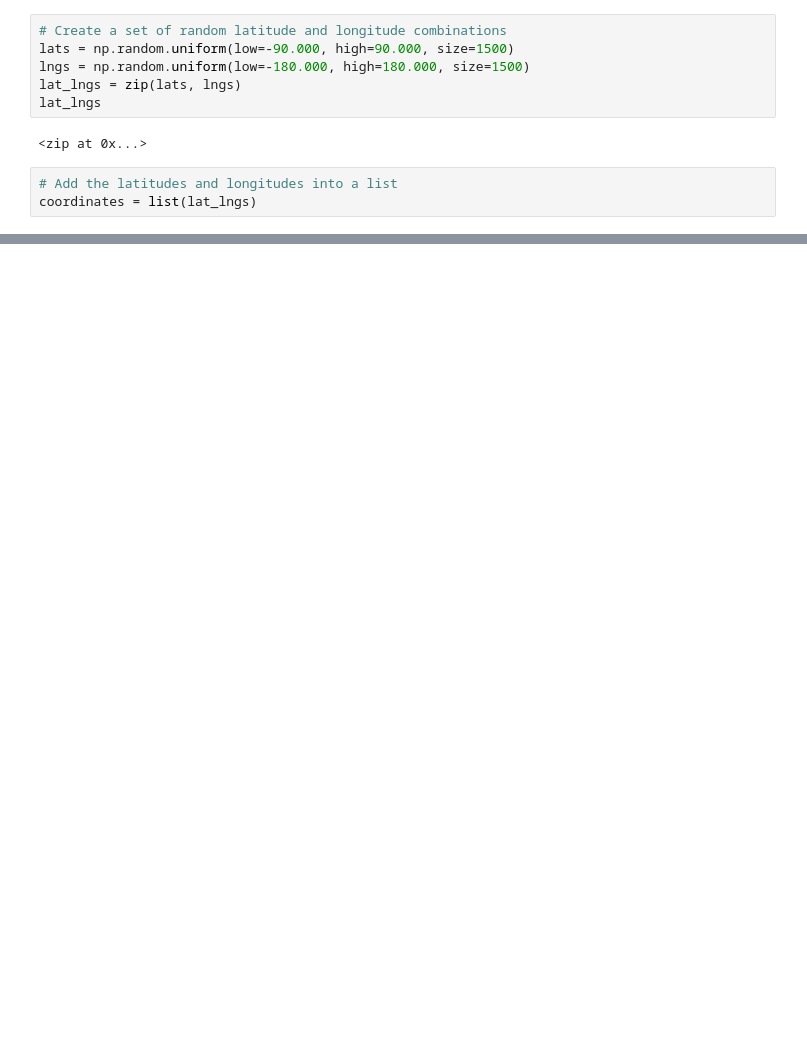
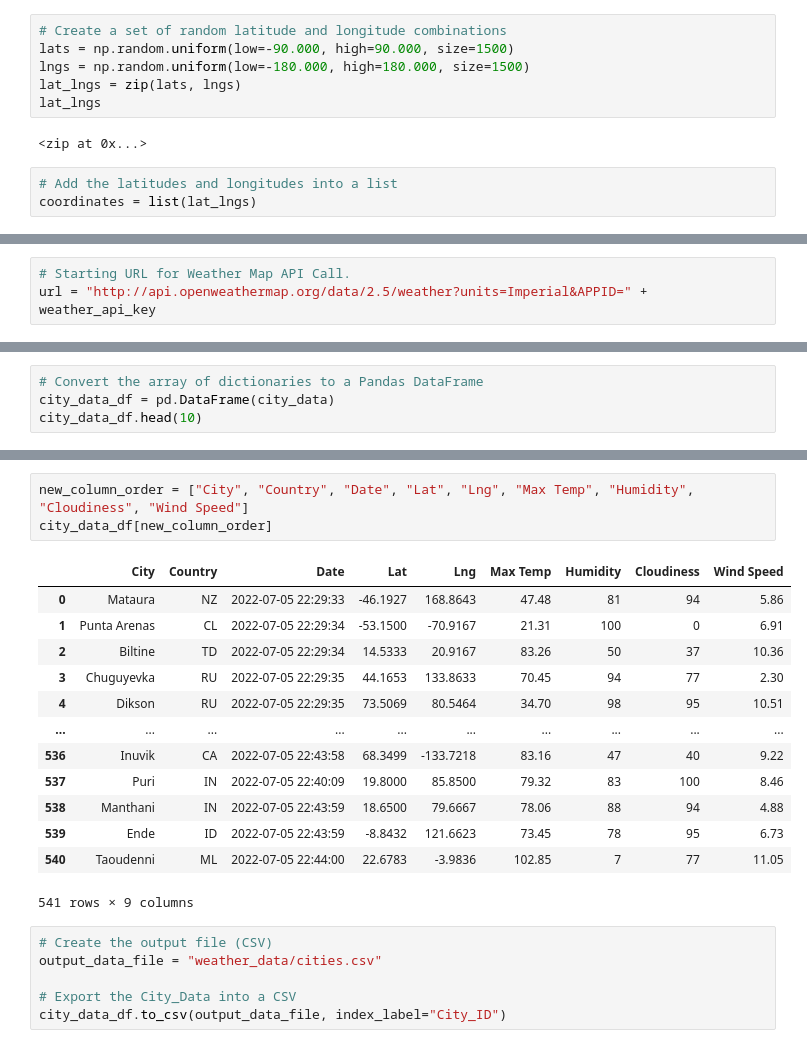
Before and after one commit to ehalprin/world_weather_analysis, a Jupyter notebook: WeatherPy.ipynb, the cells around one changed output, grey strips where cells are left out. Saved outputs shown, nothing was run; the diff lists cells and outputs as text; blank space fills up the shorter version.

Commit message:
Updating with list of cities

```diff
--- a/WeatherPy.ipynb
+++ b/WeatherPy.ipynb
@@ -34,0 +38,3 @@ len(cities)
+# %%
+# Starting URL for Weather Map API Call.
+url = "http://api.openweathermap.org/data/2.5/weather?units=Imperial&APPID=" + weather_api_key
@@ -34,0 +130,4 @@ len(cities)
+# %%
+# Convert the array of dictionaries to a Pandas DataFrame
+city_data_df = pd.DataFrame(city_data)
+city_data_df.head(10)
@@ -34,0 +146,23 @@ len(cities)
+# %%
+new_column_order = ["City", "Country", "Date", "Lat", "Lng", "Max Temp", "Humidity", "Cloudiness", "Wind Speed"]
+city_data_df[new_column_order]
+# %% [output]
+|  | City | Country | Date | Lat | Lng | Max Temp | Humidity | Cloudiness | Wind Speed |
+| 0 | Mataura | NZ | 2022-07-05 22:29:33 | -46.1927 | 168.8643 | 47.48 | 81 | 94 | 5.86 |
+| 1 | Punta Arenas | CL | 2022-07-05 22:29:34 | -53.1500 | -70.9167 | 21.31 | 100 | 0 | 6.91 |
+| 2 | Biltine | TD | 2022-07-05 22:29:34 | 14.5333 | 20.9167 | 83.26 | 50 | 37 | 10.36 |
+| 3 | Chuguyevka | RU | 2022-07-05 22:29:35 | 44.1653 | 133.8633 | 70.45 | 94 | 77 | 2.30 |
+| 4 | Dikson | RU | 2022-07-05 22:29:35 | 73.5069 | 80.5464 | 34.70 | 98 | 95 | 10.51 |
+| ... | ... | ... | ... | ... | ... | ... | ... | ... | ... |
+| 536 | Inuvik | CA | 2022-07-05 22:43:58 | 68.3499 | -133.7218 | 83.16 | 47 | 40 | 9.22 |
+| 537 | Puri | IN | 2022-07-05 22:40:09 | 19.8000 | 85.8500 | 79.32 | 83 | 100 | 8.46 |
+| 538 | Manthani | IN | 2022-07-05 22:43:59 | 18.6500 | 79.6667 | 78.06 | 88 | 94 | 4.88 |
+| 539 | Ende | ID | 2022-07-05 22:43:59 | -8.8432 | 121.6623 | 73.45 | 78 | 95 | 6.73 |
+| 540 | Taoudenni | ML | 2022-07-05 22:44:00 | 22.6783 | -3.9836 | 102.85 | 7 | 77 | 11.05 |
+541 rows × 9 columns
+# %%
+# Create the output file (CSV)
+output_data_file = "weather_data/cities.csv"
+
+# Export the City_Data into a CSV
+city_data_df.to_csv(output_data_file, index_label="City_ID")
```
Also changed, not shown: parts of 6 cells of this notebook, 4 other files.
